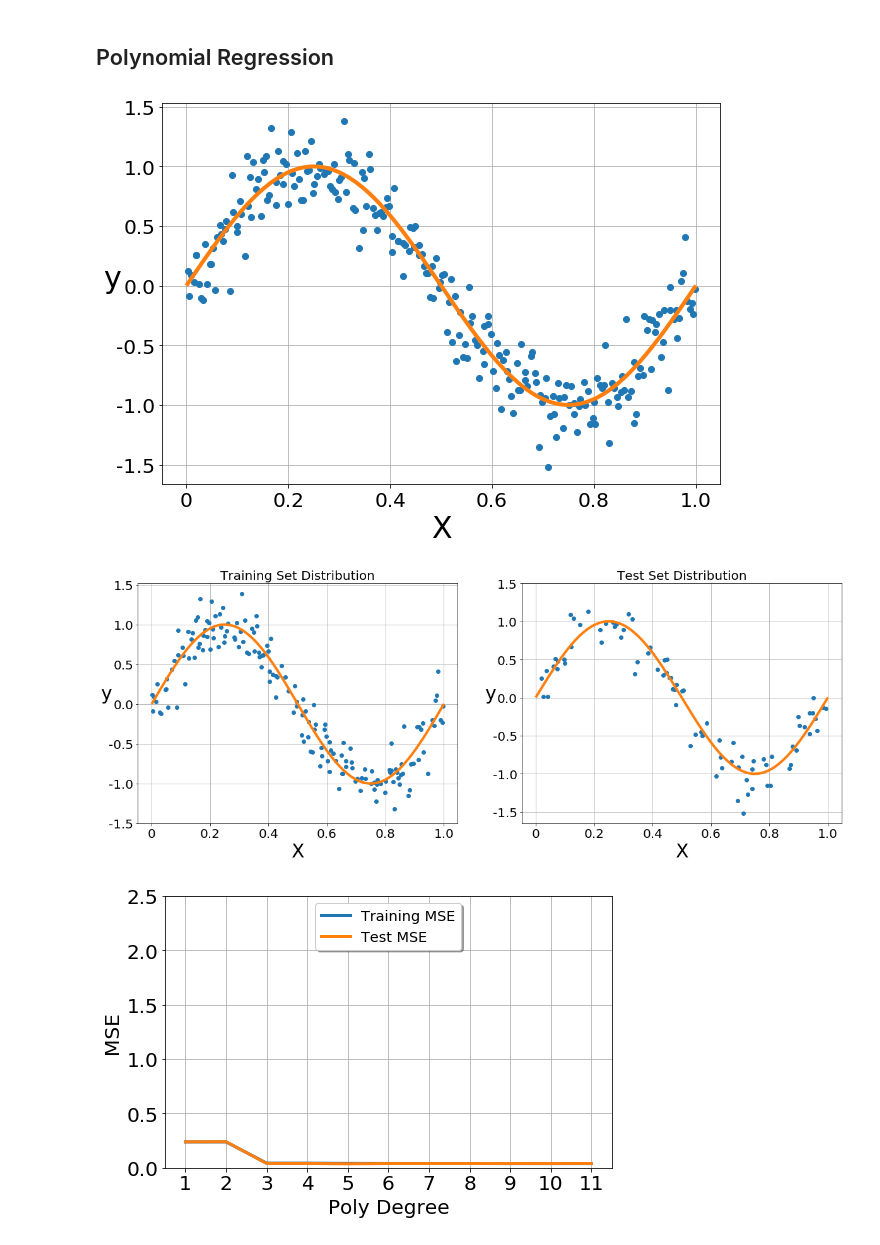
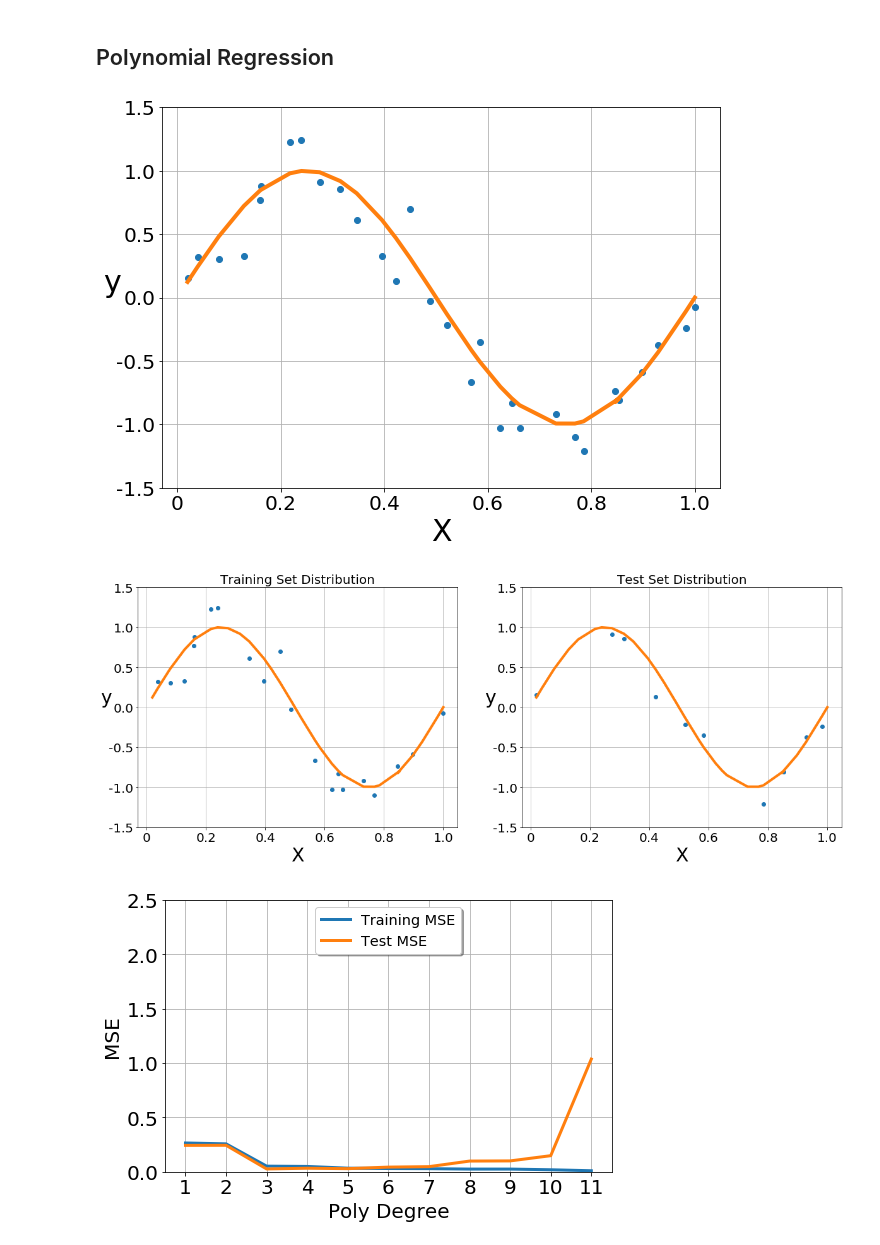
Before and after one commit to ruleva1983/mlclasses, a Jupyter notebook: CLASS1/Polynomial_Regression.ipynb, the cells around one changed output. Cells and saved outputs as stored; diff of their text form; code cells hidden in the pictures.

```diff
--- a/CLASS1/Polynomial_Regression.ipynb
+++ b/CLASS1/Polynomial_Regression.ipynb
@@ -13,7 +13,7 @@ from ipywidgets import interactive
 # %% [markdown]
 ## Polynomial Regression
 # %%
-N = 250
+N = 30
 y_noise = 0.2
 x_noise = 1/(3*N)
 
@@ -37,7 +37,7 @@ ax.set_yticks(np.linspace(-1.5,1.5,7))
 ax.set_yticklabels(np.linspace(-1.5,1.5,7),fontsize=20 )
 plt.show()
 # %% [output]
-[figure, old version]
+[figure, new version]
 # %%
 X_train, X_test, y_train, y_test = train_test_split(x, y, test_size=0.33, random_state=42)
 fig = plt.figure(figsize=(20,7))
@@ -69,16 +69,22 @@ ax.set_title("Test Set Distribution", fontsize=20)
 
 plt.show()
 # %% [output]
-[figure, old version]
+[figure, new version]
 # %%
-features=x
-target=y
-def make_regression(degree, plot=False):
+def make_regression(degree, regularizer=False, alpha=0.1, plot=False):
     feat_eng = PolynomialFeatures(degree, include_bias=False)
-    X = feat_eng.fit_transform(features.reshape(-1,1))
-    X_train, X_test, y_train, y_test = train_test_split(X, target, test_size=0.33, random_state=42)
+    X = feat_eng.fit_transform(x.reshape(-1,1))
+    X_train, X_test, y_train, y_test = train_test_split(X, y, test_size=0.33, random_state=42)
 
-    reg = linear_model.LinearRegression()
+    if not regularizer:
+        reg = linear_model.LinearRegression()
+    elif regularizer=="ridge":
+        reg = linear_model.Ridge(alpha=alpha)
+    elif regularizer=="lasso":
+        reg = linear_model.Lasso(alpha=alpha)
+    else:
+        raise TypeError("Wrong regularization chosen")
+
     reg.fit(X_train,y_train)
 
     def solution(model):
@@ -99,7 +105,7 @@ def make_regression(degree, plot=False):
         gs = gridspec.GridSpec(1, 2)
         ax = plt.subplot(gs[0])
         ax.plot(X_train[:,0],y_train,'o')
-        ax.plot(features,y_den,'-', linewidth=3)
+        ax.plot(x,y_den,'-', linewidth=3)
         ax.plot(xhat,yhat,'-', linewidth=4)
         ax.grid(True)
         ax.set_xlabel("X", fontsize=30)
@@ -113,7 +119,7 @@ def make_regression(degree, plot=False):
 
         ax = plt.subplot(gs[1])
         ax.plot(X_test[:,0],y_test,'o')
-        ax.plot(features,y_den,'-', linewidth=3)
+        ax.plot(x,y_den,'-', linewidth=3)
         ax.plot(xhat,yhat,'-', linewidth=4)
         ax.grid(True)
         ax.set_xlabel("X", fontsize=30)
@@ -130,26 +136,26 @@ def make_regression(degree, plot=False):
 # %%
 MSE_TRAIN = []
 MSE_TEST = []
 DEGREES = range(1,12)
 for d in DEGREES:
-    mse_train, mse_test = make_regression(d, False)
+    mse_train, mse_test = make_regression(d, regularizer=False, alpha=0, plot=False)
     MSE_TRAIN.append(mse_train)
     MSE_TEST.append(mse_test)
 fig = plt.figure(figsize=(8,5))
 ax=plt.subplot(1,1,1)
 ax.plot(DEGREES, MSE_TRAIN,'-', linewidth=3, label="Training MSE")
 ax.plot(DEGREES, MSE_TEST,'-', linewidth=3, label="Test MSE")
 ax.set_xlabel("Poly Degree", fontsize=20)
 ax.set_ylabel("MSE", fontsize=20, rotation=90)
 ax.set_xticks(DEGREES)
 ax.set_xticklabels( DEGREES,fontsize=20 )
 
 ax.set_yticks(np.linspace(0,3,7))
 ax.set_yticklabels(np.linspace(0,3,7),fontsize=20 )
 ax.grid(True)
 ax.set_ylim(0,2.5)
 ax.legend(loc='upper center', shadow=True, fontsize='x-large')
 plt.show()
 # %% [output]
-[figure, old version]
+[figure, new version]
 # %%
```
Also changed, not shown: parts of 4 cells of this notebook.
